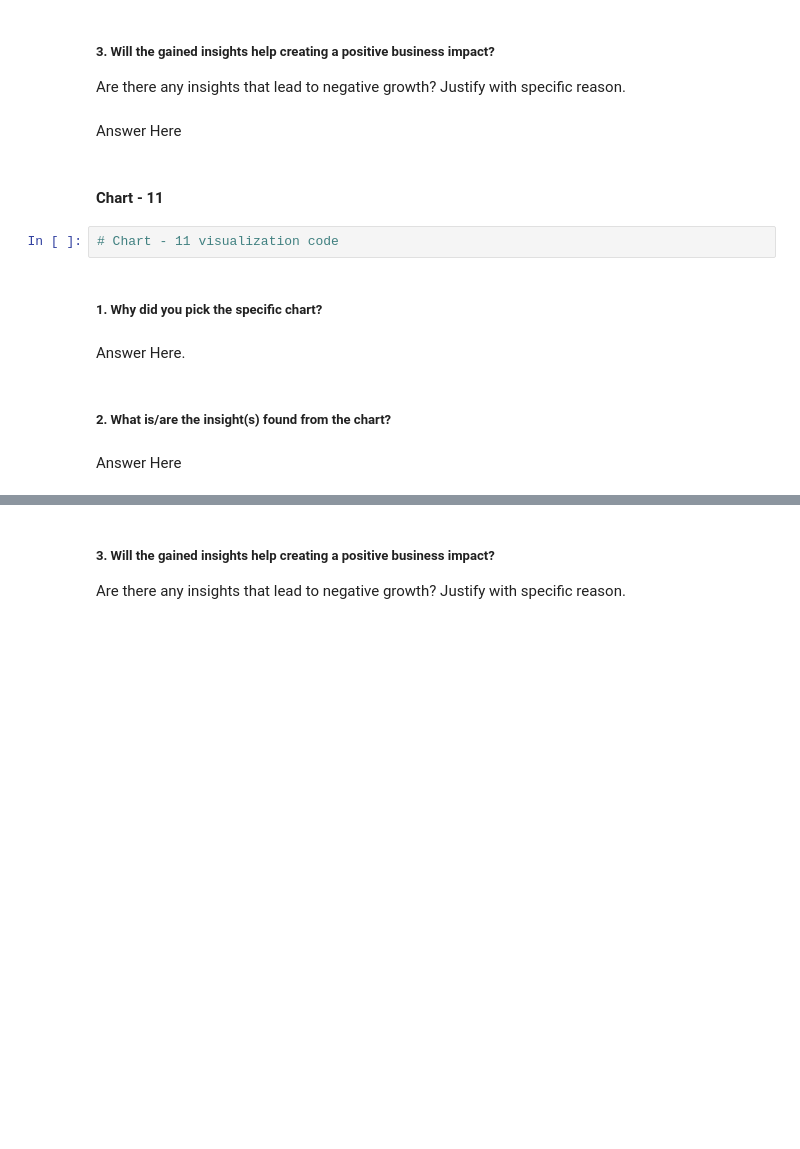
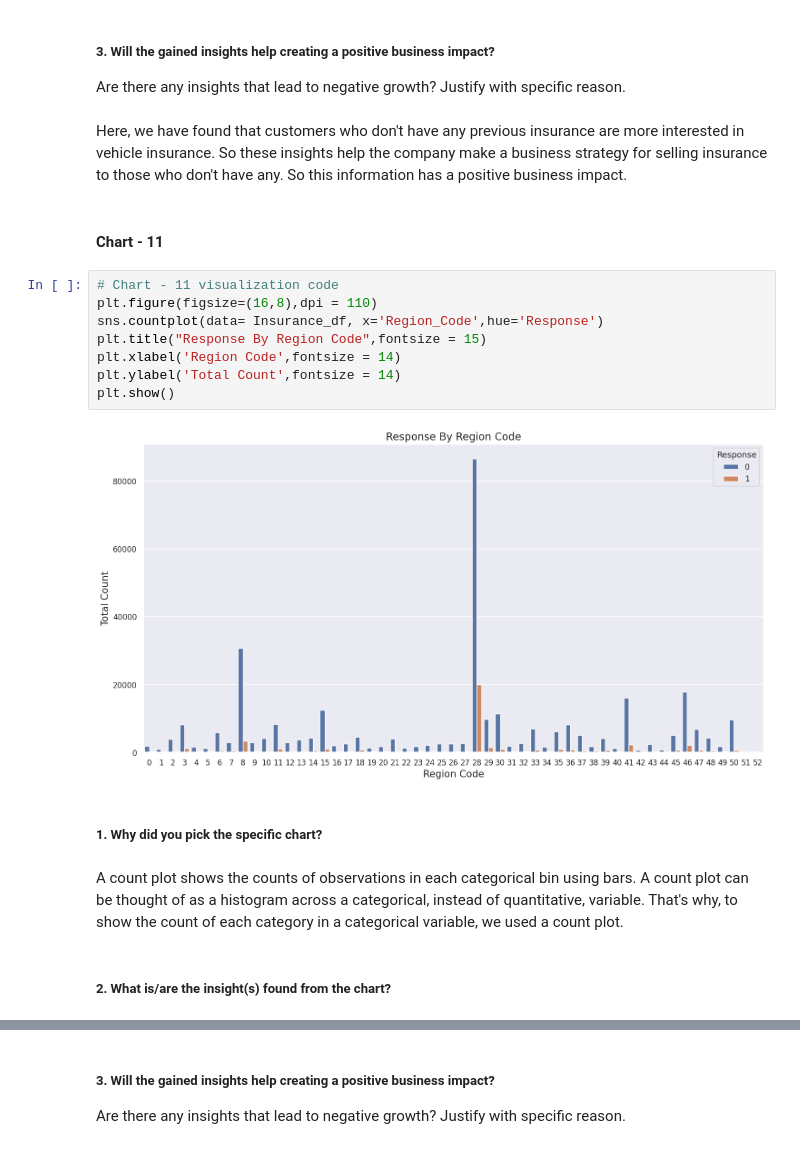
Before and after one commit to abhijain1216/Health-Insurance-Cross-Sell-Prediction-Classification-Project, a Jupyter notebook: Health_Insurance_Cross_Sell_Prediction_Classification_Project.ipynb, the cells around one changed output, grey strips where cells are left out. Cells and saved outputs as stored; diff of their text form; blank space fills up the shorter version.

```diff
--- a/Health_Insurance_Cross_Sell_Prediction_Classification_Project.ipynb
+++ b/Health_Insurance_Cross_Sell_Prediction_Classification_Project.ipynb
@@ -615,17 +630,23 @@ Answer Here
 # %% [markdown]
 ##### 3. Will the gained insights help creating a positive business impact?
 Are there any insights that lead to negative growth? Justify with specific reason.
-# %% [markdown]
-Answer Here
+# %% [markdown]
+Here, we have found that customers who don't have any previous insurance are more interested in vehicle insurance. So these insights help the company make a business strategy for selling insurance to those who don't have any. So this information has a positive business impact.
 # %% [markdown]
 #### Chart - 11
-# %%
-# Chart - 11 visualization code
+# %%
+# Chart - 11 visualization code
+plt.figure(figsize=(16,8),dpi = 110)
+sns.countplot(data= Insurance_df, x='Region_Code',hue='Response')
+plt.title("Response By Region Code",fontsize = 15)
+plt.xlabel('Region Code',fontsize = 14)
+plt.ylabel('Total Count',fontsize = 14)
+plt.show()
+# %% [output]
+[figure, added]
 # %% [markdown]
 ##### 1. Why did you pick the specific chart?
-# %% [markdown]
-Answer Here.
+# %% [markdown]
+A count plot shows the counts of observations in each categorical bin using bars. A count plot can be thought of as a histogram across a categorical, instead of quantitative, variable. That's why, to show the count of each category in a categorical variable, we used a count plot.
 # %% [markdown]
 ##### 2. What is/are the insight(s) found from the chart?
-# %% [markdown]
-Answer Here
```
Also changed, not shown: parts of 15 cells of this notebook.
